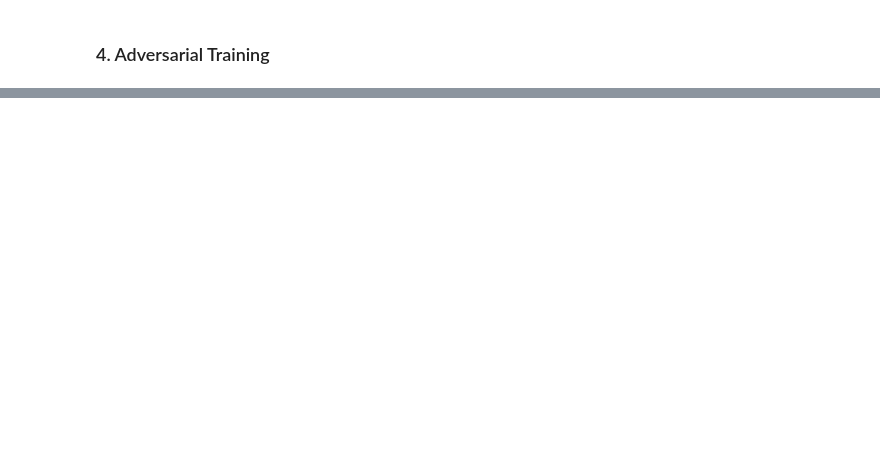
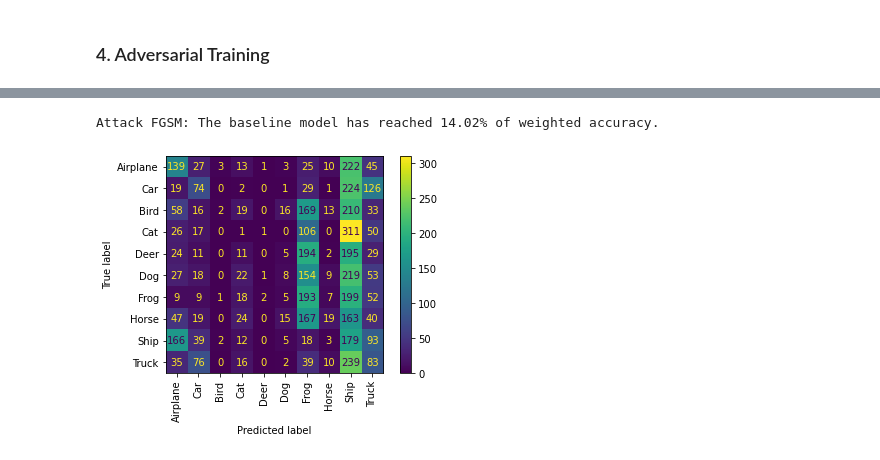
Before and after one commit to DanisAlukaev/Security-and-Interpretability-ML, a Jupyter notebook: Assignment 2/Solution.ipynb, the cells around one changed output, grey strips where cells are left out. Saved outputs shown, nothing was run; the diff lists cells and outputs as text; code cells hidden in the pictures; blank space fills up the shorter version.

```diff
--- a/Assignment 2/Solution.ipynb
+++ b/Assignment 2/Solution.ipynb
@@ -742 +803,6 @@ ResNet(
+# %%
+validate_adversarial(robust, validationloader, ("FGSM", FGSM()))
+# %% [output]
+Attack FGSM: The baseline model has reached 14.02% of weighted accuracy.
+[figure, added]
 # %%
```
Also changed, not shown: parts of 24 cells of this notebook.
